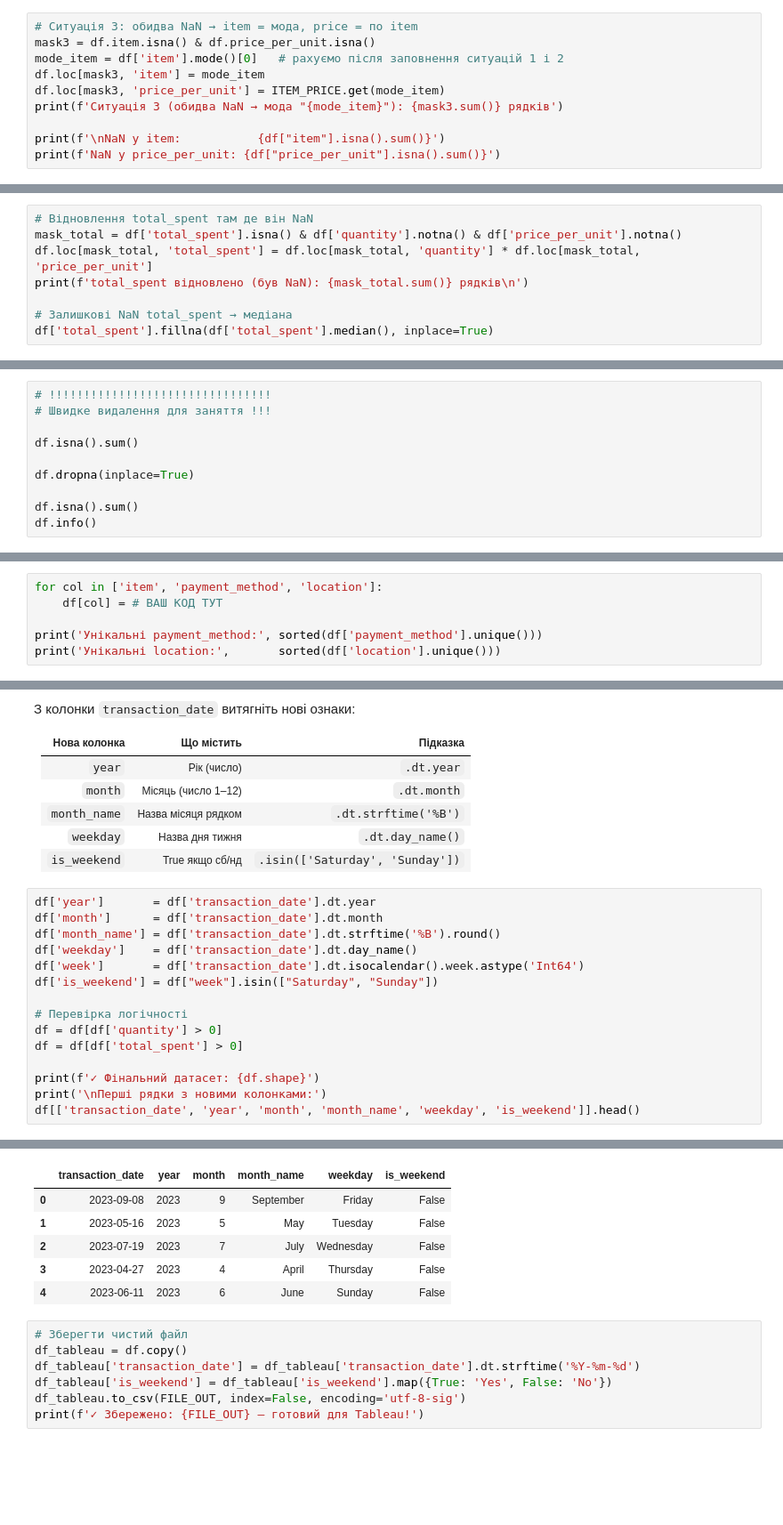
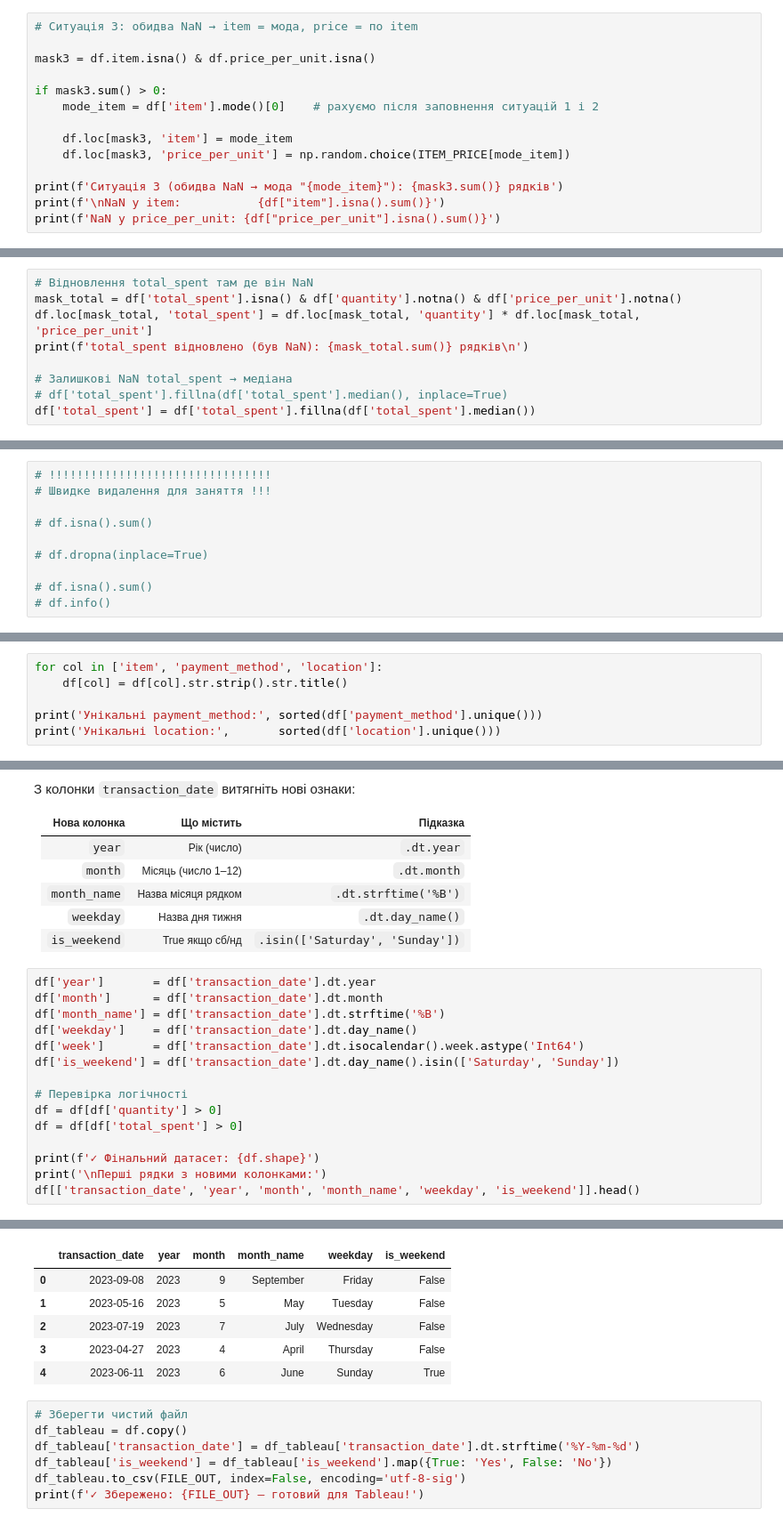
Before and after one commit to Yuliia-Safonova/Analysis_Cafe_Sales, a Jupyter notebook: cafe_eda_workbook_version2.ipynb, the cells around one changed output, grey strips where cells are left out. Shown at 89% size. Saved outputs shown, nothing was run; the diff lists cells and outputs as text; blank space fills up the shorter version.

```diff
--- a/cafe_eda_workbook_version2.ipynb
+++ b/cafe_eda_workbook_version2.ipynb
@@ -519,11 +513,15 @@ np.int64(3)
 # %%
 # Ситуація 3: обидва NaN → item = мода, price = по item
+
 mask3 = df.item.isna() & df.price_per_unit.isna()
-mode_item = df['item'].mode()[0]   # рахуємо після заповнення ситуацій 1 і 2
-df.loc[mask3, 'item'] = mode_item
-df.loc[mask3, 'price_per_unit'] = ITEM_PRICE.get(mode_item)
+
+if mask3.sum() > 0:
+    mode_item = df['item'].mode()[0]    # рахуємо після заповнення ситуацій 1 і 2
+
+    df.loc[mask3, 'item'] = mode_item
+    df.loc[mask3, 'price_per_unit'] = np.random.choice(ITEM_PRICE[mode_item])
+
 print(f'Ситуація 3 (обидва NaN → мода "{mode_item}"): {mask3.sum()} рядків')
-
 print(f'\nNaN у item:           {df["item"].isna().sum()}')
 print(f'NaN у price_per_unit: {df["price_per_unit"].isna().sum()}')
 # %% [output]
@@ -553,5 +551,6 @@ df.loc[mask_total, 'total_spent'] = df.loc[mask_total, 'quantity'] * df.loc[mask
 print(f'total_spent відновлено (був NaN): {mask_total.sum()} рядків\n')
 
 # Залишкові NaN total_spent → медіана
-df['total_spent'].fillna(df['total_spent'].median(), inplace=True)
+# df['total_spent'].fillna(df['total_spent'].median(), inplace=True)
+df['total_spent'] = df['total_spent'].fillna(df['total_spent'].median())
 # %% [output]
@@ -566,9 +570,9 @@ For example, when doing 'df[col].method(value, inplace=True)', try using 'df.met
 # !!!!!!!!!!!!!!!!!!!!!!!!!!!!!!!!
 # Швидке видалення для заняття !!!
 
-df.isna().sum()
+# df.isna().sum()
 
-df.dropna(inplace=True)
+# df.dropna(inplace=True)
 
-df.isna().sum()
-df.info()
+# df.isna().sum()
+# df.info()
@@ -649,7 +647,7 @@ print(f'Видалено рядків без дати: {before - len(df)}')
 - Кожне слово з великої літери (`.str.title()`)
 # %%
 for col in ['item', 'payment_method', 'location']:
-    df[col] = # ВАШ КОД ТУТ
+    df[col] = df[col].str.strip().str.title()
 
 print('Унікальні payment_method:', sorted(df['payment_method'].unique()))
 print('Унікальні location:',       sorted(df['location'].unique()))
@@ -670,10 +669,10 @@ SyntaxError: invalid syntax (2740910967.py, line 2)
 # %%
 df['year']       = df['transaction_date'].dt.year
 df['month']      = df['transaction_date'].dt.month
-df['month_name'] = df['transaction_date'].dt.strftime('%B').round()
+df['month_name'] = df['transaction_date'].dt.strftime('%B')
 df['weekday']    = df['transaction_date'].dt.day_name()
 df['week']       = df['transaction_date'].dt.isocalendar().week.astype('Int64')
-df['is_weekend'] = df["week"].isin(["Saturday", "Sunday"])
+df['is_weekend'] = df['transaction_date'].dt.day_name().isin(['Saturday', 'Sunday'])
 
 # Перевірка логічності
 df = df[df['quantity'] > 0]
@@ -687,11 +686,11 @@ df[['transaction_date', 'year', 'month', 'month_name', 'weekday', 'is_weekend']]
 
 Перші рядки з новими колонками:
 |  | transaction_date | year | month | month_name | weekday | is_weekend |
 | 0 | 2023-09-08 | 2023 | 9 | September | Friday | False |
 | 1 | 2023-05-16 | 2023 | 5 | May | Tuesday | False |
 | 2 | 2023-07-19 | 2023 | 7 | July | Wednesday | False |
 | 3 | 2023-04-27 | 2023 | 4 | April | Thursday | False |
-| 4 | 2023-06-11 | 2023 | 6 | June | Sunday | False |
+| 4 | 2023-06-11 | 2023 | 6 | June | Sunday | True |
 # %%
 # Зберегти чистий файл
 df_tableau = df.copy()
```
Also changed, not shown: parts of 28 cells of this notebook.
